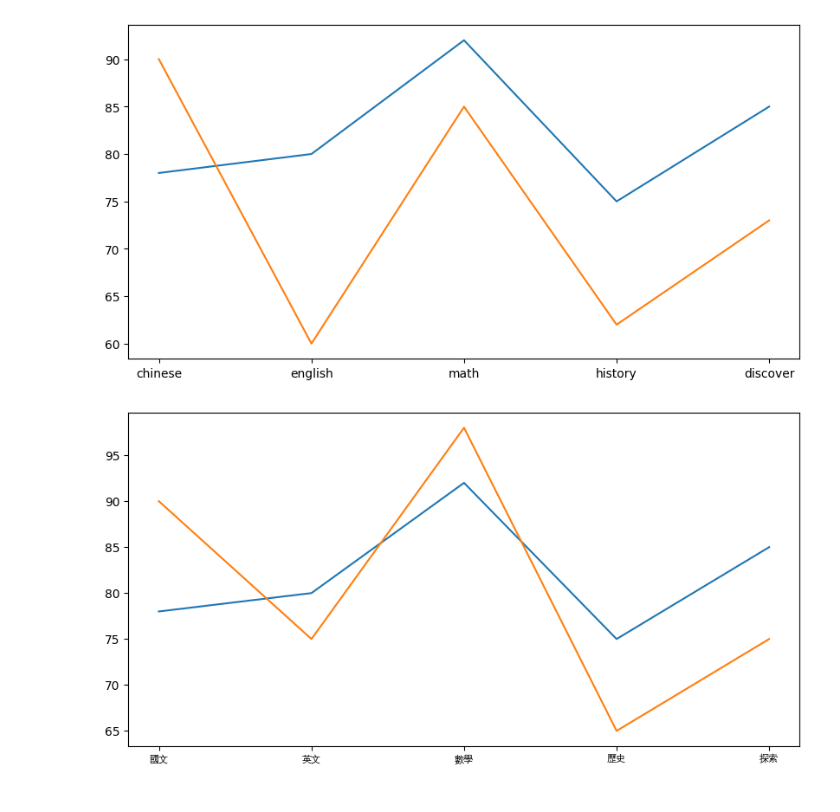
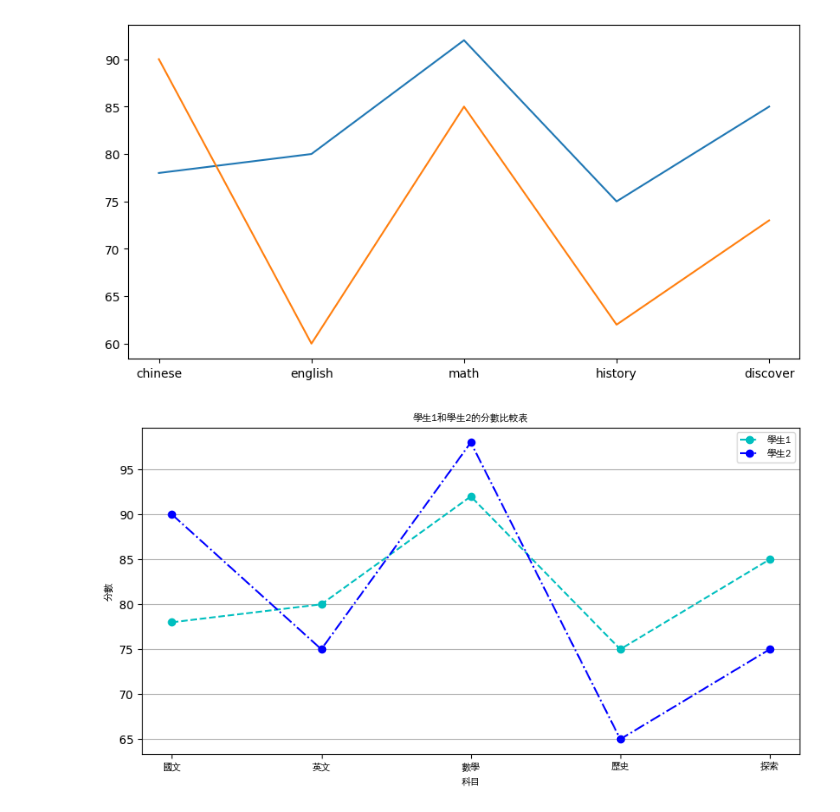
Before and after one commit to WayneChou-bot/__2024_07_29_AI_1_3__, a Jupyter notebook: Lesson13/Lesson13_1.ipynb, the cells around one changed output. Saved outputs shown, nothing was run; the diff lists cells and outputs as text; code cells hidden in the pictures.

```diff
--- a/Lesson13/Lesson13_1.ipynb
+++ b/Lesson13/Lesson13_1.ipynb
@@ -51,31 +51,36 @@ plt.show()
 # %%
 # windows 字型路徑
 # font=FontProperties(fname=r'c:\windows\fonts\simsun.ttc',size=8)
 # ==========
 # mac 字型路徑
 # font=FontProperties(fname='/Library/Fonts/Arial Unicode.ttf',size=8)
 # ==========
 # Linux
 # 安裝字型
 # sudo apt-get update -y
 # sudo apt-get install -y fonts-wqy-zenhei
 # Linux 字型路徑
 # font=FontProperties(fname='/usr/share/fonts/truetype/wqy/wqy-zenhei.ttc',size=8)
 
 import matplotlib.pyplot as plt
 from matplotlib.font_manager import FontProperties
 font=FontProperties(fname='/usr/share/fonts/truetype/wqy/wqy-zenhei.ttc',size=8)
 student1:dict[str,int] = {'國文':78, '英文':80, '數學':92, '歷史':75, '探索':85}
 student2:dict[str,int] = {'國文':90, '英文':75, '數學':98, '歷史':65, '探索':75}
 subject = list(student1.keys())
 score1 = list(student1.values())
 score2 = list(student2.values())
 
 figure = plt.figure(figsize=(10,5))
 axes = figure.add_subplot(1,1,1)
-axes.plot(subject,score1)
-axes.plot(subject,score2)
+axes.plot(subject,score1,'co--',label="學生1")
+axes.plot(subject,score2,'bo-.',label="學生2")
 axes.set_xticklabels(subject,fontproperties=font)
+axes.set_title("學生1和學生2的分數比較表", fontproperties=font)
+axes.set_xlabel("科目", fontproperties=font)
+axes.set_ylabel("分數", fontproperties=font)
+axes.legend(prop=font)
+axes.grid(axis="y")
 plt.show()
 # %% [output]
-[figure, old version]
+[figure, new version]
```
